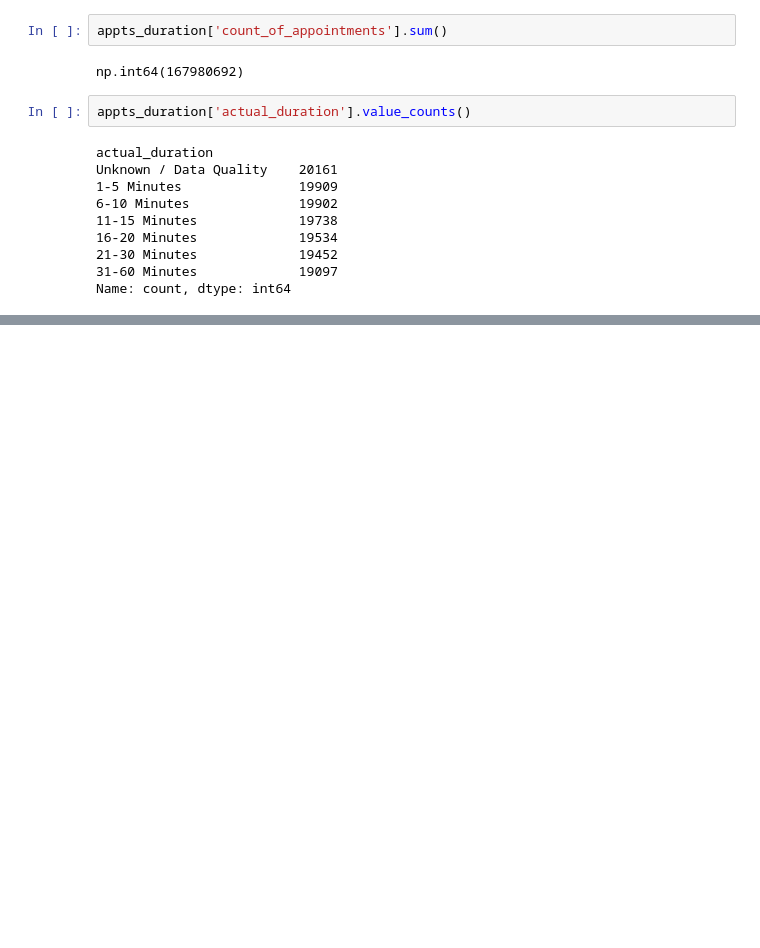
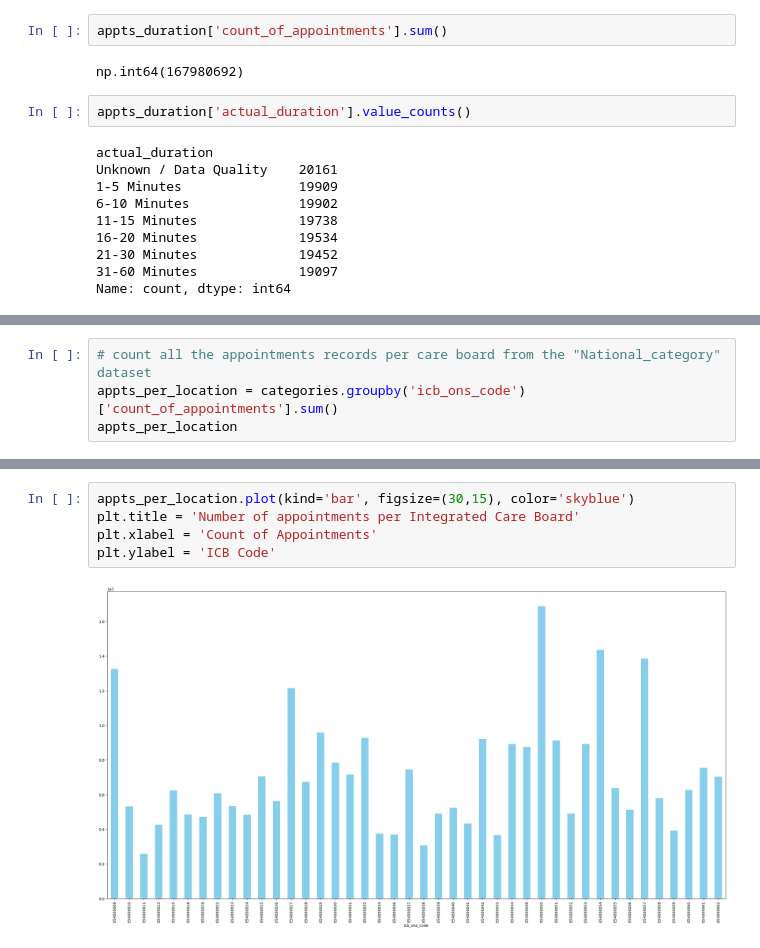
Before and after one commit to DimaBrikach/NHS_Assignment, a Jupyter notebook: Dzmitry_Brykach_DA201_Assignment.ipynb, the cells around one changed output, grey strips where cells are left out. Cells and saved outputs as stored; diff of their text form; blank space fills up the shorter version.

Commit message:
added calculations and visuals for total appointments per icb location

```diff
--- a/Dzmitry_Brykach_DA201_Assignment.ipynb
+++ b/Dzmitry_Brykach_DA201_Assignment.ipynb
@@ -157,0 +168,4 @@ Name: count, dtype: int64
+# %%
+# count all the appointments records per care board from the "National_category" dataset
+appts_per_location = categories.groupby('icb_ons_code')['count_of_appointments'].sum()
+appts_per_location
@@ -157,0 +190,7 @@ Name: count, dtype: int64
+# %%
+appts_per_location.plot(kind='bar', figsize=(30,15), color='skyblue')
+plt.title = 'Number of appointments per Integrated Care Board'
+plt.xlabel = 'Count of Appointments'
+plt.ylabel = 'ICB Code'
+# %% [output]
+[figure, added]
```
Also changed, not shown: parts of 8 cells of this notebook.
